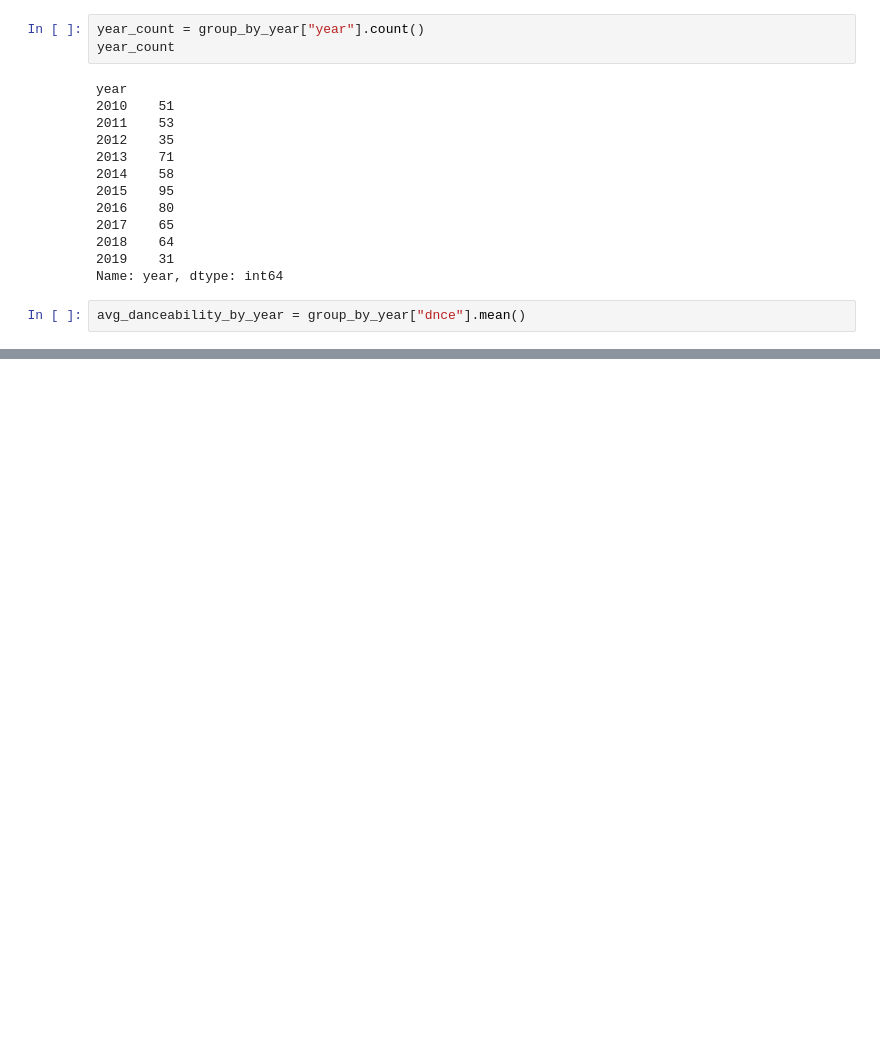
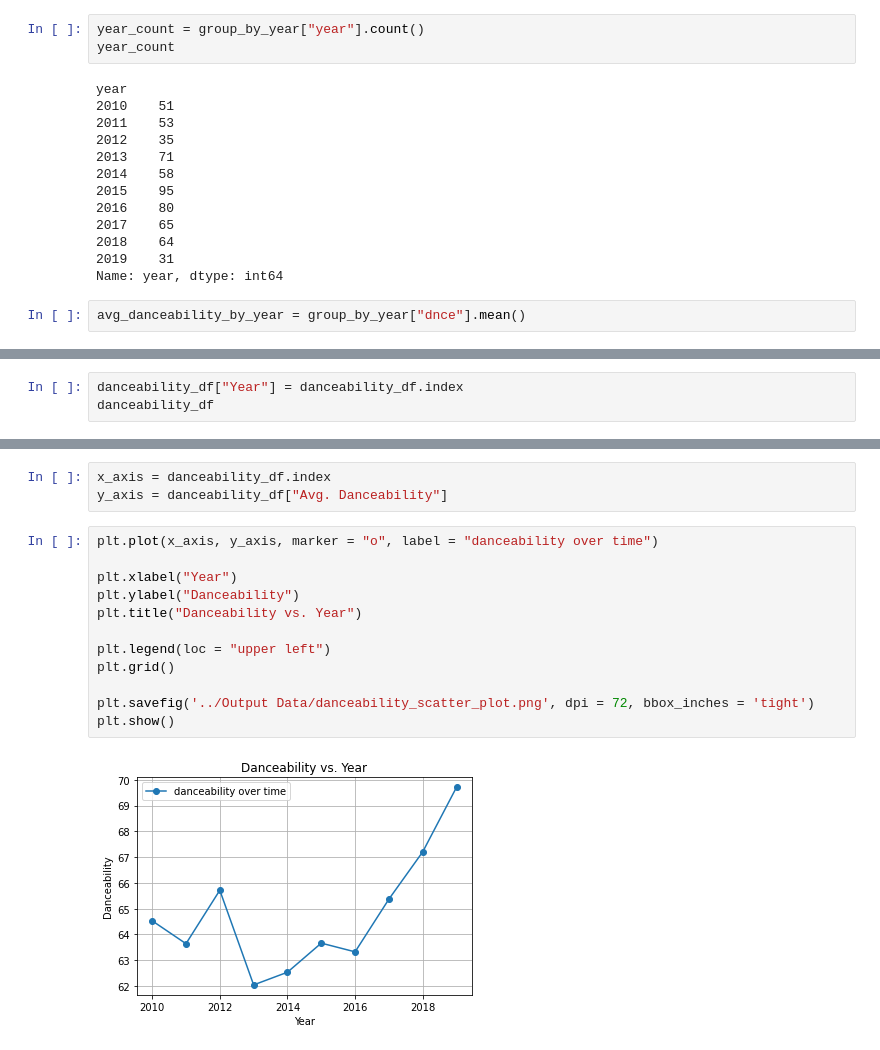
Before and after one commit to cveras33/project-1-group-6, a Jupyter notebook: Python Files/4_Top_Genres_per_Decade.ipynb, the cells around one changed output, grey strips where cells are left out. Drawn from its saved outputs; the diff is of its cells as text; blank space fills up the shorter version.

Commit message:
Added box plot for danceability over the decade

```diff
--- a/Python Files/4_Top_Genres_per_Decade.ipynb
+++ b/Python Files/4_Top_Genres_per_Decade.ipynb
@@ -210,3 +211,6 @@ danceability_df
 | 2017 | 65 | 65.369231 |
 | 2018 | 64 | 67.203125 |
 | 2019 | 31 | 69.709677 |
+# %%
+danceability_df["Year"] = danceability_df.index
+danceability_df
@@ -212,0 +230,17 @@ danceability_df
+# %%
+x_axis = danceability_df.index
+y_axis = danceability_df["Avg. Danceability"]
+# %%
+plt.plot(x_axis, y_axis, marker = "o", label = "danceability over time")
+
+plt.xlabel("Year")
+plt.ylabel("Danceability")
+plt.title("Danceability vs. Year")
+
+plt.legend(loc = "upper left")
+plt.grid()
+
+plt.savefig('../Output Data/danceability_scatter_plot.png', dpi = 72, bbox_inches = 'tight')
+plt.show()
+# %% [output]
+[figure, added]
```
Also changed, not shown: parts of 18 cells of this notebook.
